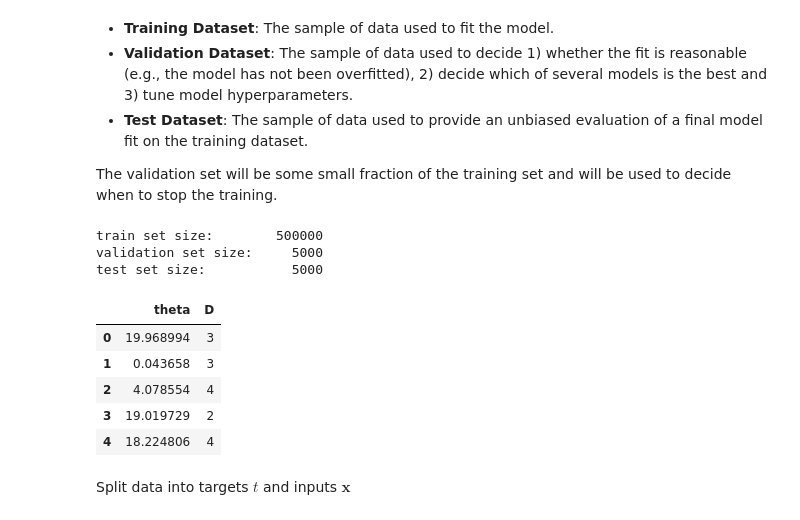
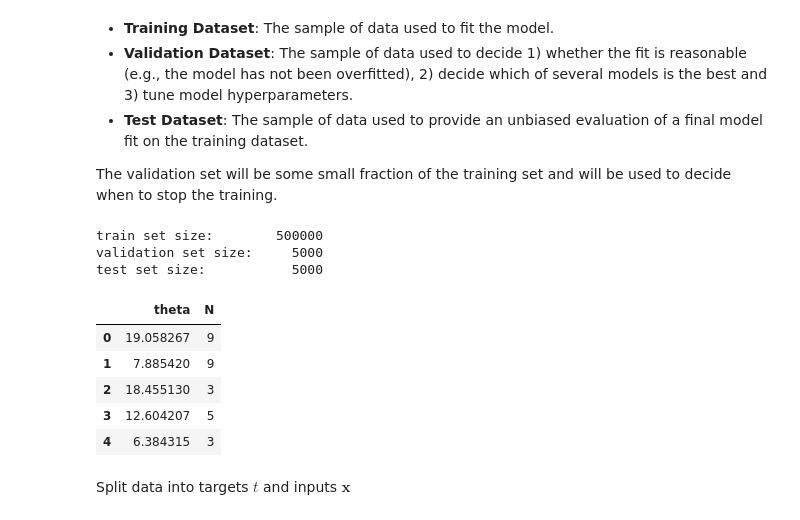
Before and after one commit to AliAlkadhim/LFI_HEP, a Jupyter notebook: tutorials/LFI_train.ipynb, the cells around one changed output. Drawn from its saved outputs; the diff is of its cells as text; code cells hidden in the pictures.

```diff
--- a/tutorials/LFI_train.ipynb
+++ b/tutorials/LFI_train.ipynb
@@ -132,12 +131,11 @@ rnd  = np.random.RandomState(seed)
 # %% [markdown]
 ### Load data
 # %%
-datafile = 'data.db'
+datafile = 'data1.db'
 print('loading %s' % datafile)
 data = jb.load(datafile)
 
-inputs = ['theta', 'D']
-
-print('N_{Z=1}/N_{Z, all} = ', sum(data.Z)/len(data.Z))
-print(data[:5])
+target = 'Z1'
+source = ['theta', 'N']
+data[:5]
 # %% [output]
@@ -263,36 +274,36 @@ The validation set will be some small fraction of the training set and will be u
 # %%
 # Fraction of the data assigned as test data
 fraction = 1/102
 # Split data into a part for training and a part for testing
 train_data, test_data = train_test_split(data,
                                          test_size=fraction)
 
 # Split the training data into a part for training (fitting) and
 # a part for validating the training.
 fraction = 1/101
 train_data, valid_data = train_test_split(train_data,
                                           test_size=fraction)
 
 # reset the indices in the dataframes and drop the old ones
 train_data = train_data.reset_index(drop=True)
 valid_data = valid_data.reset_index(drop=True)
 test_data  = test_data.reset_index(drop=True)
 
 print('train set size:        %6d' % train_data.shape[0])
 print('validation set size:   %6d' % valid_data.shape[0])
 print('test set size:         %6d' % test_data.shape[0])
 
-train_data[:5][inputs]
+train_data[:5][source]
 # %% [output]
 train set size:        500000
 validation set size:     5000
 test set size:           5000
-|  | theta | D |
-| 0 | 19.968994 | 3 |
-| 1 | 0.043658 | 3 |
-| 2 | 4.078554 | 4 |
-| 3 | 19.019729 | 2 |
-| 4 | 18.224806 | 4 |
+|  | theta | N |
+| 0 | 19.058267 | 9 |
+| 1 | 7.885420 | 9 |
+| 2 | 18.455130 | 3 |
+| 3 | 12.604207 | 5 |
+| 4 | 6.384315 | 3 |
 # %% [markdown]
 Split data into targets $t$ and inputs $\mathbf{x}$
 # %%
```
Also changed, not shown: parts of 19 cells of this notebook, 3 other files.
